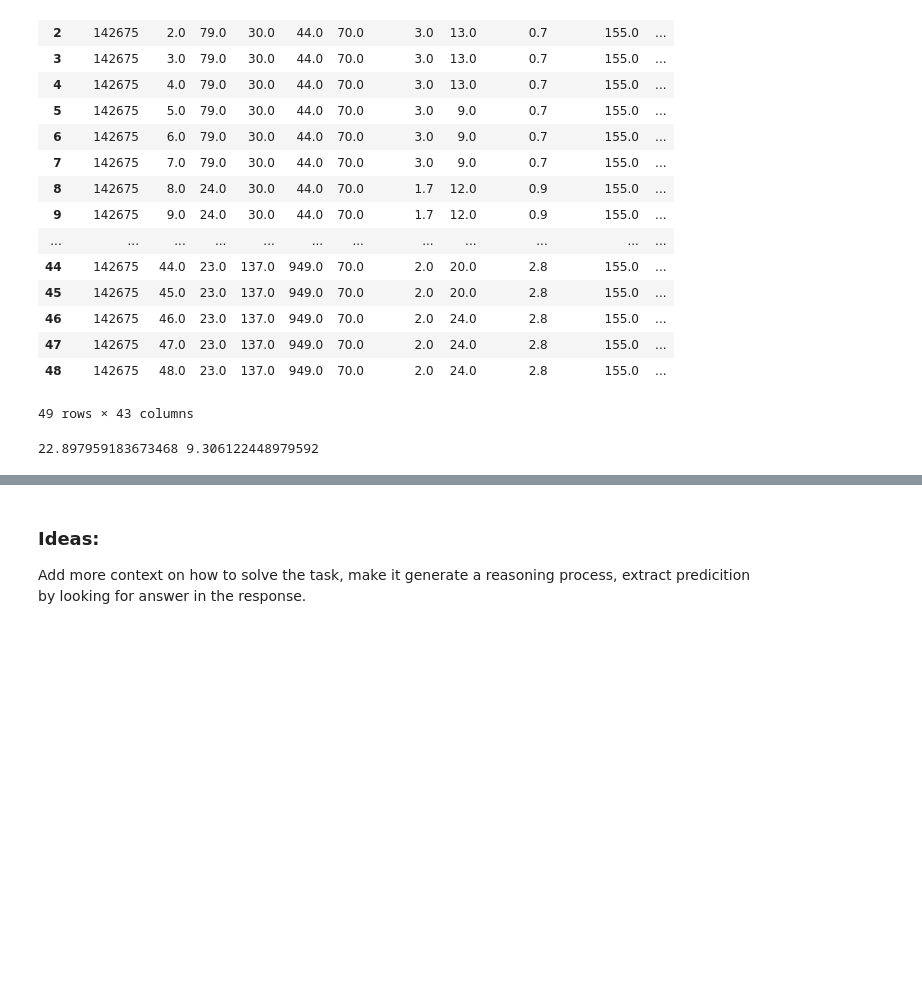
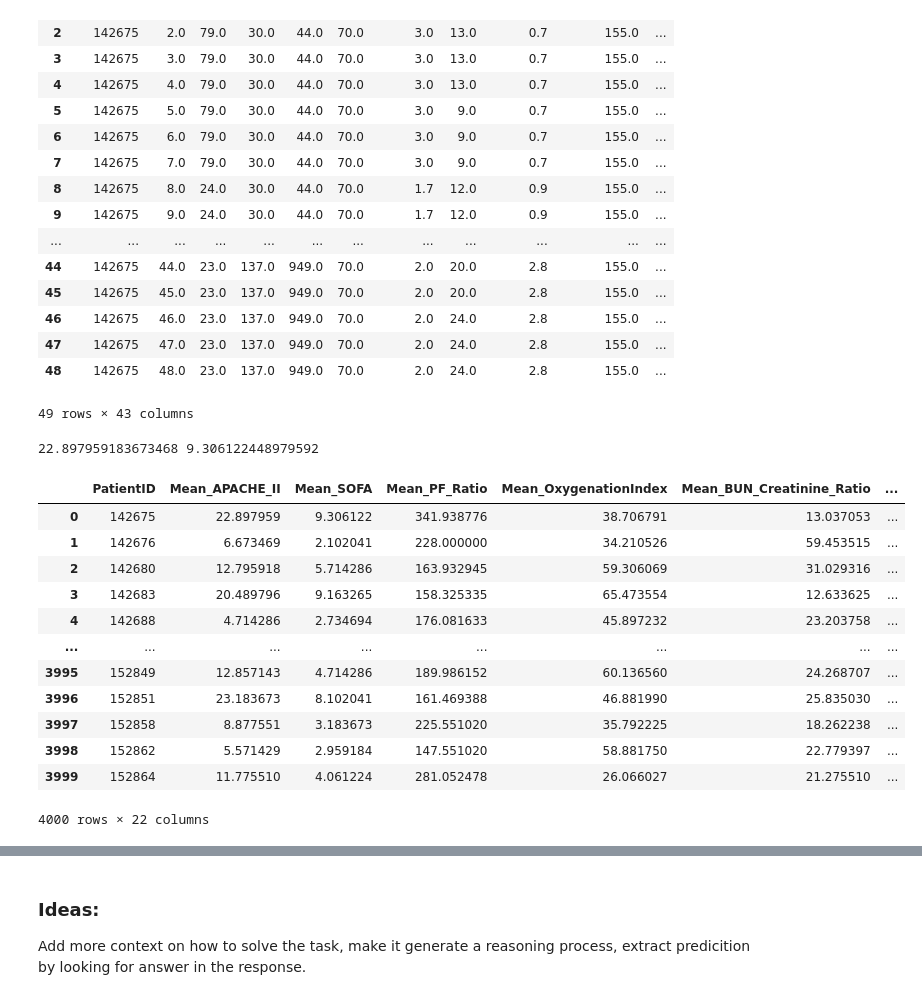
Before and after one commit to gardonig/hcml_projects, a Jupyter notebook: task_1/foundation_models.ipynb, the cells around one changed output, grey strips where cells are left out. Cells and saved outputs as stored; diff of their text form; code cells hidden in the pictures; blank space fills up the shorter version.

```diff
--- a/task_1/foundation_models.ipynb
+++ b/task_1/foundation_models.ipynb
@@ -377,11 +378,46 @@ filteredDF
 | 47 | 142675 | 47.0 | 23.0 | 137.0 | 949.0 | 70.0 | 2.0 | 24.0 | 2.8 | 155.0 | ... |
 | 48 | 142675 | 48.0 | 23.0 | 137.0 | 949.0 | 70.0 | 2.0 | 24.0 | 2.8 | 155.0 | ... |
 49 rows × 43 columns
-# %%
-df = pd.DataFrame()
-df['APACHE_II'] = filteredDF.apply(compute_apache2, axis=1)
-df['SOFA'] = filteredDF.apply(compute_sofa, axis=1)
-print(df['APACHE_II'].mean(), df['SOFA'].mean())
-# %% [output]
-22.897959183673468 9.306122448979592
+# %%
+df = pd.DataFrame()
+df['APACHE_II'] = filteredDF.apply(compute_apache2, axis=1)
+df['SOFA'] = filteredDF.apply(compute_sofa, axis=1)
+print(df['APACHE_II'].mean(), df['SOFA'].mean())
+
+raw_val['APACHE_II'] = raw_val.apply(compute_apache2, axis=1)
+raw_val['SOFA'] = raw_val.apply(compute_sofa, axis=1)
+raw_val['OxygenationIndex'] = raw_val.apply(compute_oxygenation_index, axis=1)
+raw_val['BUN_Creatinine_Ratio'] = raw_val.apply(compute_bun_creatinine_ratio, axis=1)
+raw_val['PF_Ratio'] = raw_val.apply(compute_pf_ratio, axis=1)
+raw_val['ShockIndex'] = raw_val.apply(compute_shock_index, axis=1)
+raw_val['MAP_Calc'] = raw_val.apply(compute_map_calc, axis=1)
+
+aggragatedDF = raw_val.groupby('PatientID')
+meanDF = aggragatedDF.mean().reset_index()[['PatientID','APACHE_II', 'SOFA', 'PF_Ratio', 'OxygenationIndex', 'BUN_Creatinine_Ratio', 'ShockIndex', 'MAP_Calc']]
+meanDF.columns = ['PatientID', 'Mean_APACHE_II', 'Mean_SOFA', 'Mean_PF_Ratio', 'Mean_OxygenationIndex', 'Mean_BUN_Creatinine_Ratio', 'Mean_ShockIndex', 'Mean_MAP_Calc']
+meanDF
+minDF = aggragatedDF.min().reset_index()[['PatientID','APACHE_II', 'SOFA', 'PF_Ratio', 'OxygenationIndex', 'BUN_Creatinine_Ratio', 'ShockIndex', 'MAP_Calc']]
+minDF.columns = ['PatientID', 'Min_APACHE_II', 'Min_SOFA', 'Min_PF_Ratio', 'Min_OxygenationIndex', 'Min_BUN_Creatinine_Ratio', 'Min_ShockIndex', 'Min_MAP_Calc']
+minDF
+maxDF = aggragatedDF.max().reset_index()[['PatientID','APACHE_II', 'SOFA', 'PF_Ratio', 'OxygenationIndex', 'BUN_Creatinine_Ratio', 'ShockIndex', 'MAP_Calc']]
+maxDF.columns = ['PatientID', 'Max_APACHE_II', 'Max_SOFA', 'Max_PF_Ratio', 'Max_OxygenationIndex', 'Max_BUN_Creatinine_Ratio', 'Max_ShockIndex', 'Max_MAP_Calc']
+maxDF
+finalDF = pd.merge(meanDF, minDF, on='PatientID')
+finalDF = pd.merge(finalDF, maxDF, on='PatientID')
+finalDF
+# %% [output]
+22.897959183673468 9.306122448979592
+|  | PatientID | Mean_APACHE_II | Mean_SOFA | Mean_PF_Ratio | Mean_OxygenationIndex | Mean_BUN_Creatinine_Ratio | ... |
+| 0 | 142675 | 22.897959 | 9.306122 | 341.938776 | 38.706791 | 13.037053 | ... |
+| 1 | 142676 | 6.673469 | 2.102041 | 228.000000 | 34.210526 | 59.453515 | ... |
+| 2 | 142680 | 12.795918 | 5.714286 | 163.932945 | 59.306069 | 31.029316 | ... |
+| 3 | 142683 | 20.489796 | 9.163265 | 158.325335 | 65.473554 | 12.633625 | ... |
+| 4 | 142688 | 4.714286 | 2.734694 | 176.081633 | 45.897232 | 23.203758 | ... |
+| ... | ... | ... | ... | ... | ... | ... | ... |
+| 3995 | 152849 | 12.857143 | 4.714286 | 189.986152 | 60.136560 | 24.268707 | ... |
+| 3996 | 152851 | 23.183673 | 8.102041 | 161.469388 | 46.881990 | 25.835030 | ... |
+| 3997 | 152858 | 8.877551 | 3.183673 | 225.551020 | 35.792225 | 18.262238 | ... |
+| 3998 | 152862 | 5.571429 | 2.959184 | 147.551020 | 58.881750 | 22.779397 | ... |
+| 3999 | 152864 | 11.775510 | 4.061224 | 281.052478 | 26.066027 | 21.275510 | ... |
+4000 rows × 22 columns
 # %%
```
Also changed, not shown: parts of 7 cells of this notebook.
